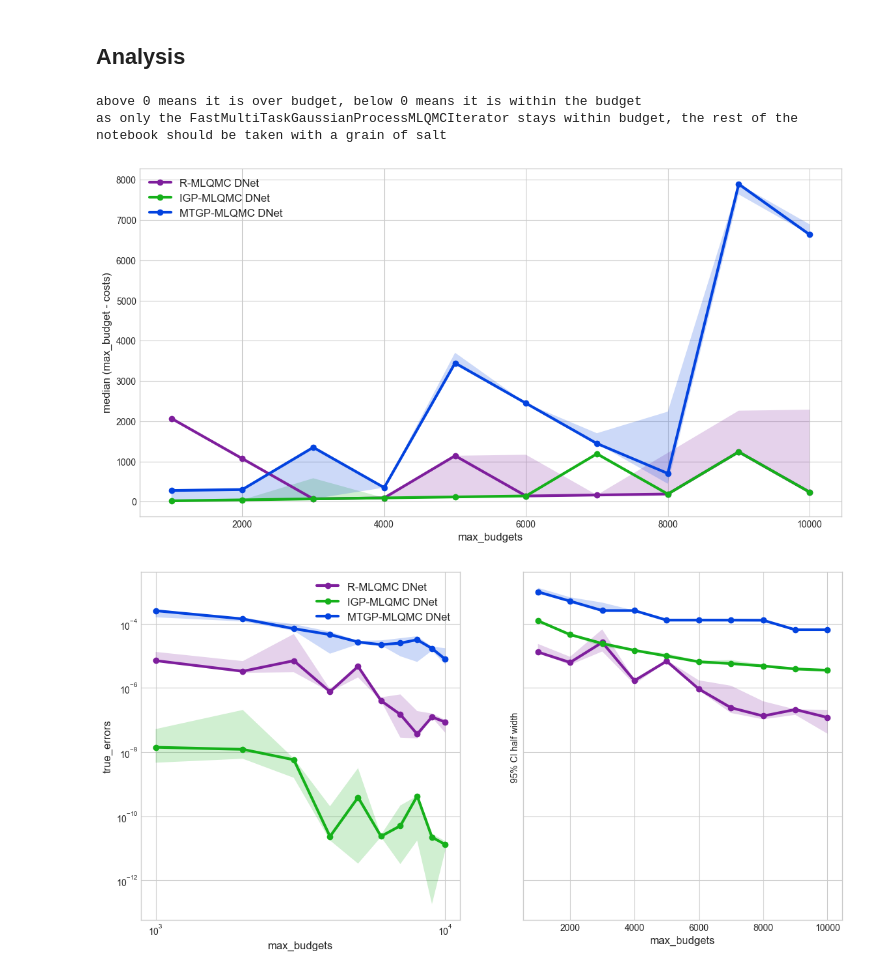
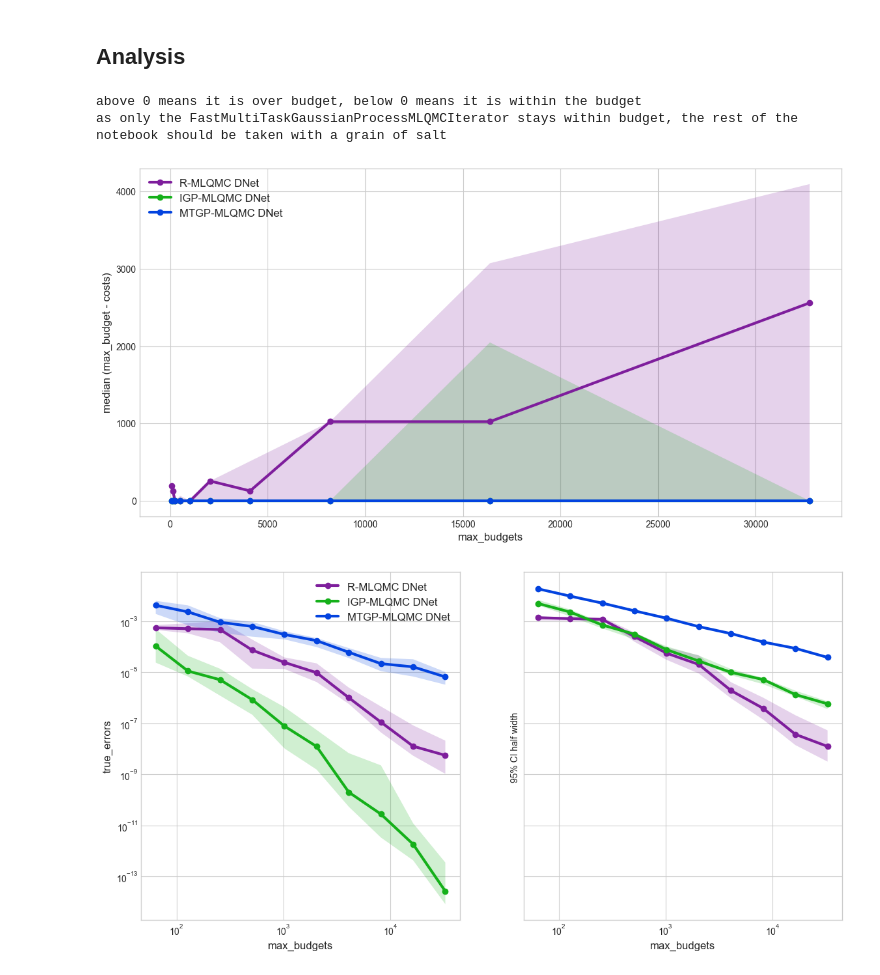
Before and after one commit to sandialabs/mlqmcpy, a Jupyter notebook: examples/budgeted_comparison_analytic.ipynb, the cells around one changed output. Cells and saved outputs as stored; diff of their text form; code cells hidden in the pictures.

```diff
--- a/examples/budgeted_comparison_analytic.ipynb
+++ b/examples/budgeted_comparison_analytic.ipynb
@@ -25,15 +25,15 @@ alpha = .2
 # %% [markdown]
 ## Experiment
 # %%
-force_experiment = True
-datafile = "budgeted_comparison_analytic.data.tmp.npy"
+force_experiment = False
+datafile = "budgeted_comparison_analytic.data.big.npy"
 if not os.path.isfile(datafile) or force_experiment:
     # parameters
     dimension = 2
-    num_levels = 3
-    initial_sample_size = 2**(num_levels-np.arange(num_levels)+6)
-    max_budgets = 1000*np.arange(1,11)
-    trials = 5
+    num_levels = 4
+    initial_sample_size = 2**(num_levels-np.arange(num_levels)+2)
+    max_budgets = 2**np.arange(6,16)
+    trials = 25
     zip_IteratorClass_DiscreteDistribClass = [
         #(mp.GreedyMLQMCIterator,qp.Lattice,"R-MLQMC Lattice"),
         (mp.GreedyMLQMCIterator,qp.DigitalNetB2,"R-MLQMC DNet"),
@@ -140,28 +140,28 @@ print("as only the FastMultiTaskGaussianProcessMLQMCIterator stays within budget
 # %% [output]
 above 0 means it is over budget, below 0 means it is within the budget
 as only the FastMultiTaskGaussianProcessMLQMCIterator stays within budget, the rest of the notebook should be taken with a grain of salt
-[figure, old version]
+[figure, new version]
 # %%
 confidence = .95
 beta = scipy.stats.norm.ppf(1-(1-confidence)/2)
-fig,ax = pyplot.subplots(nrows=1,ncols=2,figsize=(WIDTH,WIDTH/2),sharey=True)
+fig,ax = pyplot.subplots(nrows=1,ncols=2,figsize=(WIDTH,WIDTH/2),sharey=True,sharex=True)
 for i,name in enumerate(names):
     for j,vals in enumerate([true_errors[i],beta*std_errors[i]]):
         q_low = np.nanquantile(vals,.25,axis=1)
         q_med = np.nanquantile(vals,.5,axis=1)
         q_high = np.nanquantile(vals,.75,axis=1)
         ax[j].plot(max_budgets,q_med,'-o',label=name,linewidth=LW)
         #ax[j].scatter(costs[i],vals,color=COLORS[i])
         ax[j].fill_between(max_budgets,q_low,q_high,alpha=alpha)
 ax[0].legend(frameon=False,fontsize="large")
 ax[0].set_yscale("log",base=10)
 ax[0].set_xscale("log",base=10)
 ax[0].set_ylabel("true_errors",fontsize="large")
 ax[1].set_ylabel("%d%% CI half width "%int(100*confidence))
 for j in range(2):
     ax[j].set_xlabel("max_budgets",fontsize="large")
 # %% [output]
-[figure, old version]
+[figure, new version]
 # %%
 fig,ax = pyplot.subplots(nrows=len(max_budgets),ncols=1,figsize=(WIDTH/3,WIDTH*len(max_budgets)/3),sharex=True,sharey=True)
 for i,name in enumerate(names):
```
Also changed, not shown: parts of 2 cells of this notebook, 1 other file.
